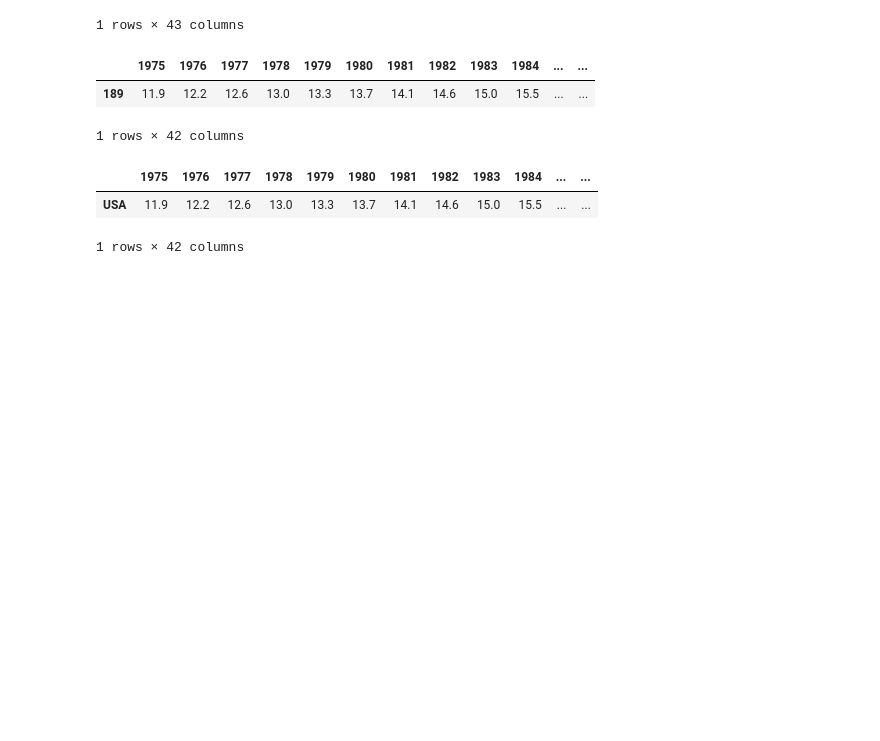
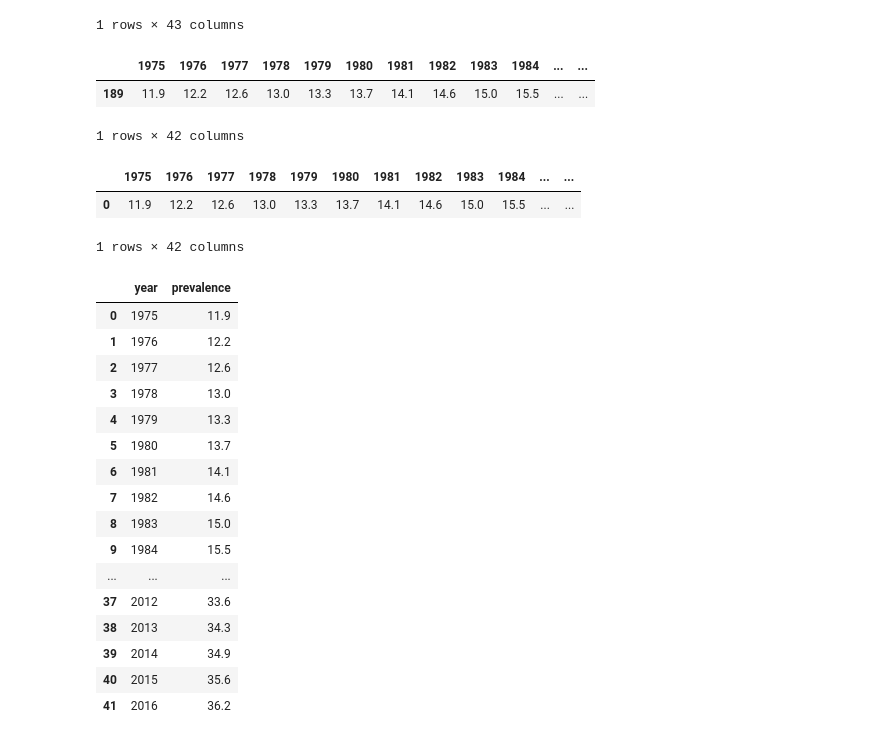
Before and after one commit to scost46/TN_Obesity_Analysis_Capstone, a Jupyter notebook: notebooks/USA_Over_time.ipynb, the cells around one changed output. Cells and saved outputs as stored; diff of their text form; code cells hidden in the pictures; blank space fills up the shorter version.

```diff
--- a/notebooks/USA_Over_time.ipynb
+++ b/notebooks/USA_Over_time.ipynb
@@ -118,10 +118,34 @@ sorted_years_df
 |  | 1975 | 1976 | 1977 | 1978 | 1979 | 1980 | 1981 | 1982 | 1983 | 1984 | ... | ... |
 | 189 | 11.9 | 12.2 | 12.6 | 13.0 | 13.3 | 13.7 | 14.1 | 14.6 | 15.0 | 15.5 | ... | ... |
 1 rows × 42 columns
-# %%
-sorted_years_df = sorted_years_df.rename(index={189: 'USA'})
-sorted_years_df
-# %% [output]
-|  | 1975 | 1976 | 1977 | 1978 | 1979 | 1980 | 1981 | 1982 | 1983 | 1984 | ... | ... |
-| USA | 11.9 | 12.2 | 12.6 | 13.0 | 13.3 | 13.7 | 14.1 | 14.6 | 15.0 | 15.5 | ... | ... |
-1 rows × 42 columns
+# %%
+sorted_years_df_reset = sorted_years_df.reset_index(drop=True)
+sorted_years_df_reset
+# %% [output]
+|  | 1975 | 1976 | 1977 | 1978 | 1979 | 1980 | 1981 | 1982 | 1983 | 1984 | ... | ... |
+| 0 | 11.9 | 12.2 | 12.6 | 13.0 | 13.3 | 13.7 | 14.1 | 14.6 | 15.0 | 15.5 | ... | ... |
+1 rows × 42 columns
+# %%
+# Assuming your original dataframe is named sorted_years_df_reset
+sorted_years_df_reset = sorted_years_df_reset.transpose().reset_index()
+sorted_years_df_reset.columns = ['year', 'prevalence']
+# %%
+sorted_years_df_reset
+# %% [output]
+|  | year | prevalence |
+| 0 | 1975 | 11.9 |
+| 1 | 1976 | 12.2 |
+| 2 | 1977 | 12.6 |
+| 3 | 1978 | 13.0 |
+| 4 | 1979 | 13.3 |
+| 5 | 1980 | 13.7 |
+| 6 | 1981 | 14.1 |
+| 7 | 1982 | 14.6 |
+| 8 | 1983 | 15.0 |
+| 9 | 1984 | 15.5 |
+| ... | ... | ... |
+| 37 | 2012 | 33.6 |
+| 38 | 2013 | 34.3 |
+| 39 | 2014 | 34.9 |
+| 40 | 2015 | 35.6 |
+| 41 | 2016 | 36.2 |
```
Also changed, not shown: 2 other files.
